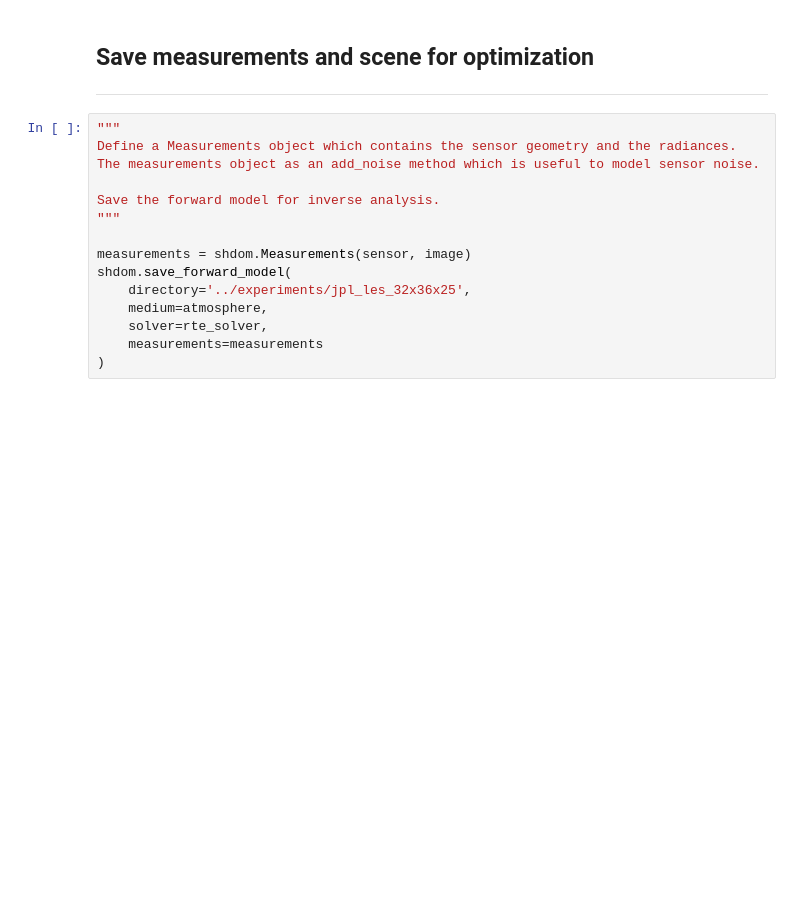
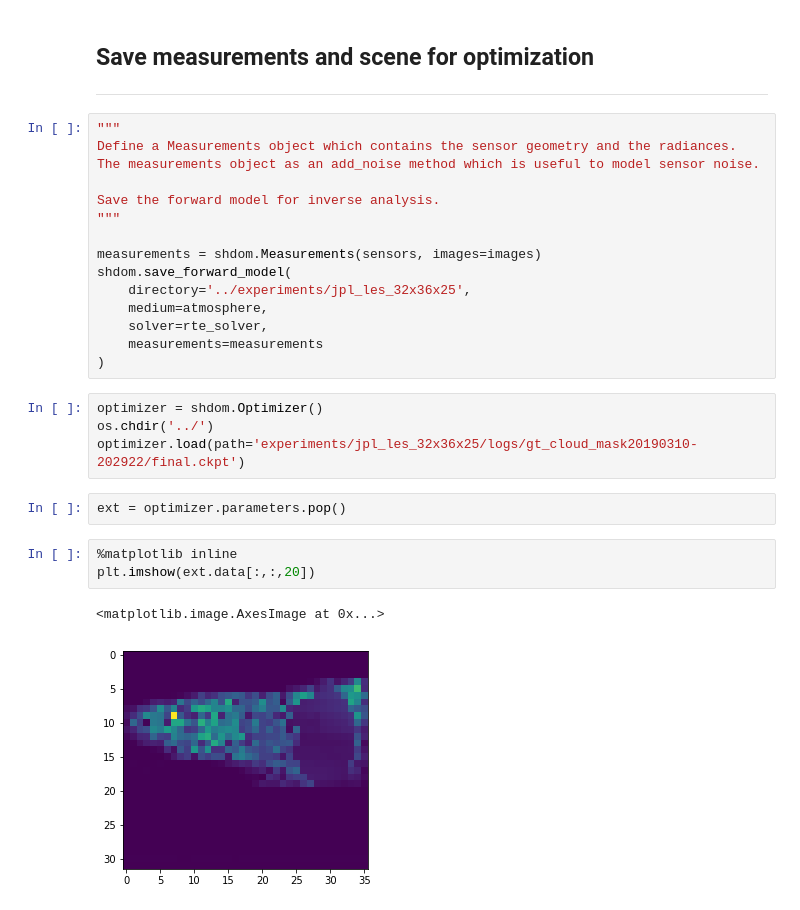
Before and after one commit to CloudTomography/AT3D, a Jupyter notebook: notebooks/Forward Rendering.ipynb, the cells around one changed output. Drawn from its saved outputs; the diff is of its cells as text; blank space fills up the shorter version.

Commit message:
optimization checkpoint, mask is not working

```diff
--- a/notebooks/Forward Rendering.ipynb
+++ b/notebooks/Forward Rendering.ipynb
@@ -202,10 +203,22 @@ The measurements object as an add_noise method which is useful to model sensor n
 Save the forward model for inverse analysis.
 """
 
-measurements = shdom.Measurements(sensor, image)
+measurements = shdom.Measurements(sensors, images=images)
 shdom.save_forward_model(
     directory='../experiments/jpl_les_32x36x25',
     medium=atmosphere,
     solver=rte_solver,
     measurements=measurements
 )
+# %%
+optimizer = shdom.Optimizer()
+os.chdir('../')
+optimizer.load(path='experiments/jpl_les_32x36x25/logs/gt_cloud_mask20190310-202922/final.ckpt')
+# %%
+ext = optimizer.parameters.pop()
+# %%
+%matplotlib inline
+plt.imshow(ext.data[:,:,20])
+# %% [output]
+<matplotlib.image.AxesImage at 0x...>
+[figure, added]
```
Also changed, not shown: parts of 8 cells of this notebook, 4 other files.
